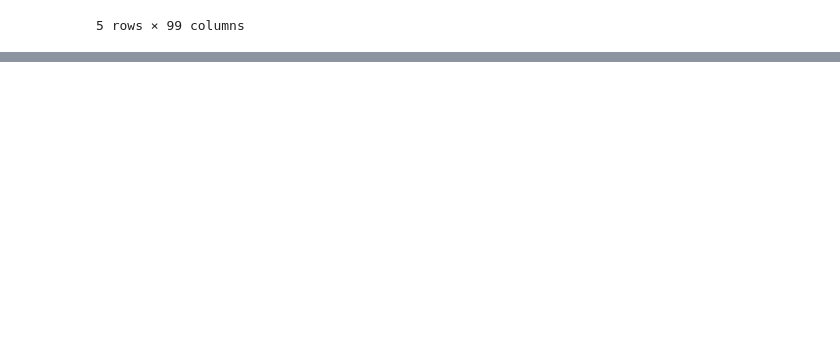
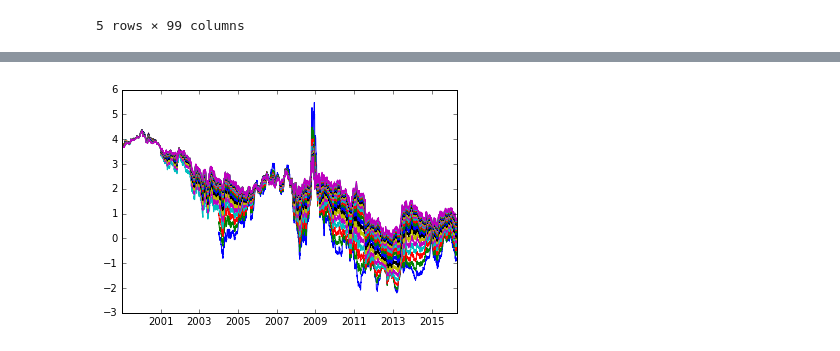
Before and after one commit to GinoAndTonic/ssylvain_public, a Jupyter notebook: research/haats/getdata_04202016.ipynb, the cells around one changed output, grey strips where cells are left out. Saved outputs shown, nothing was run; the diff lists cells and outputs as text; code cells hidden in the pictures; blank space fills up the shorter version.

```diff
--- a/research/haats/getdata_04202016.ipynb
+++ b/research/haats/getdata_04202016.ipynb
@@ -119,0 +168,3 @@ nominal_data=nominal_data.filter(regex='SVENY')
+# %%
+
+data_US_NB, US_NB_dates, data_US_ILB, US_ILB_dates, nominal_data, tips_data = ImportData().importUS_Data()
@@ -119,0 +189,5 @@ nominal_data=nominal_data.filter(regex='SVENY')
+# %%
+plt.plot(tips_data)
+plt.show()
+# %% [output]
+[figure, added]
```
Also changed, not shown: parts of 35 cells of this notebook, 4 other files.
